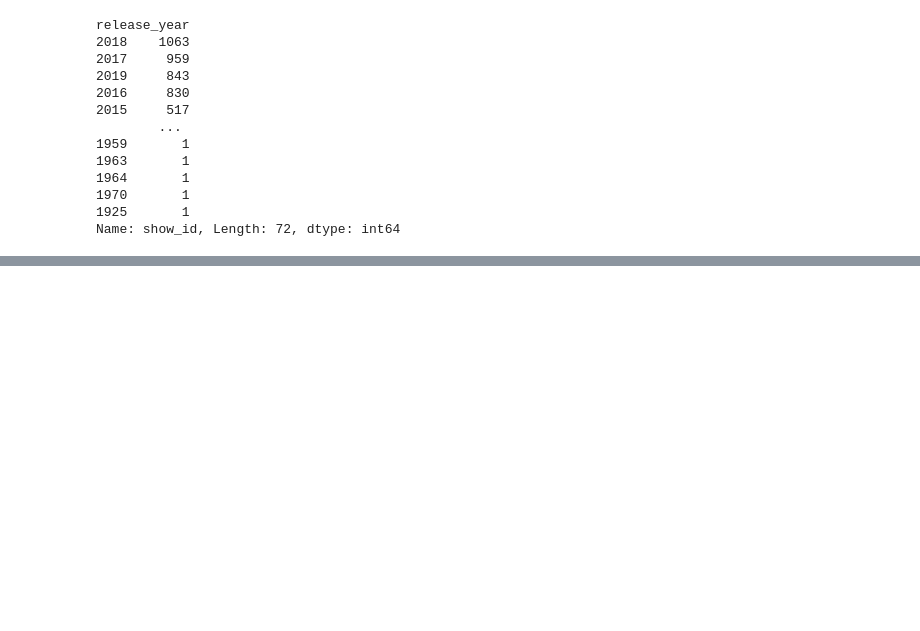
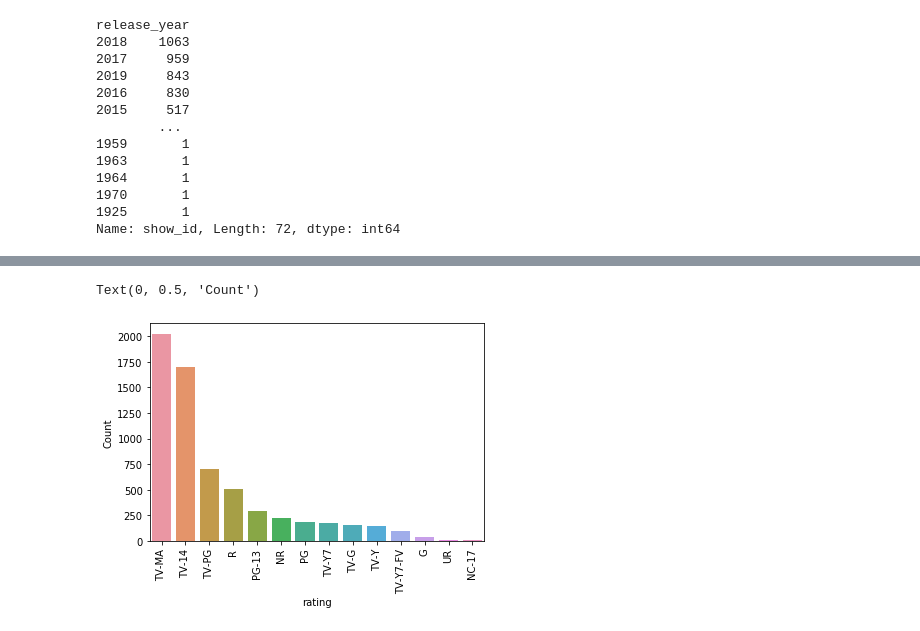
Before and after one commit to mdsohelmahmood/Netflix, a Jupyter notebook: Netflix.ipynb, the cells around one changed output, grey strips where cells are left out. Drawn from its saved outputs; the diff is of its cells as text; code cells hidden in the pictures; blank space fills up the shorter version.

```diff
--- a/Netflix.ipynb
+++ b/Netflix.ipynb
@@ -63,0 +113,7 @@ Name: show_id, Length: 72, dtype: int64
+# %%
+ax = sns.countplot(x="rating", data=df, order=df['rating'].value_counts().index[0:df['rating'].nunique()])
+plt.xticks(rotation=90)
+plt.ylabel('Count')
+# %% [output]
+Text(0, 0.5, 'Count')
+[figure, added]
```
Also changed, not shown: parts of 8 cells of this notebook.
